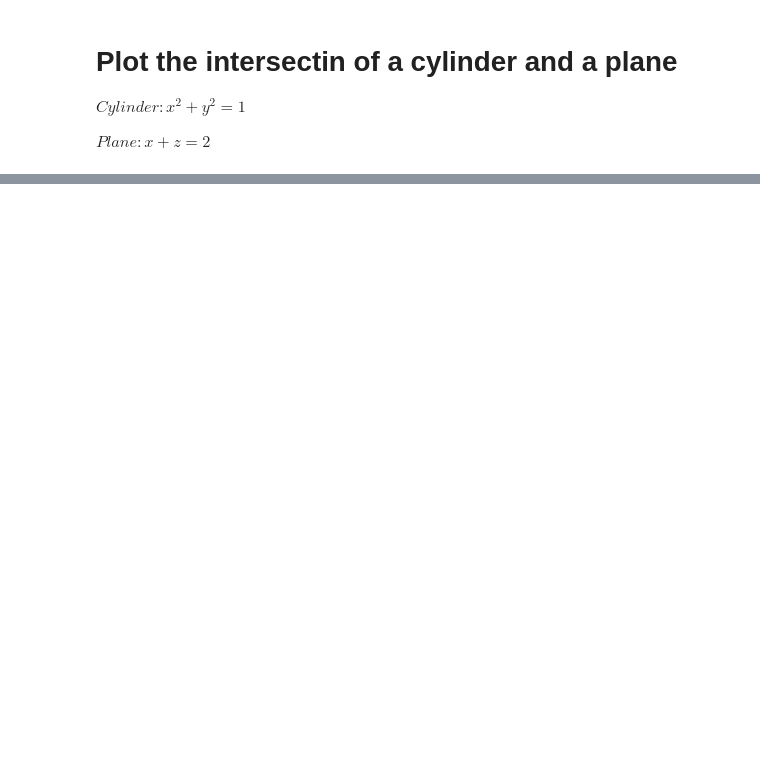
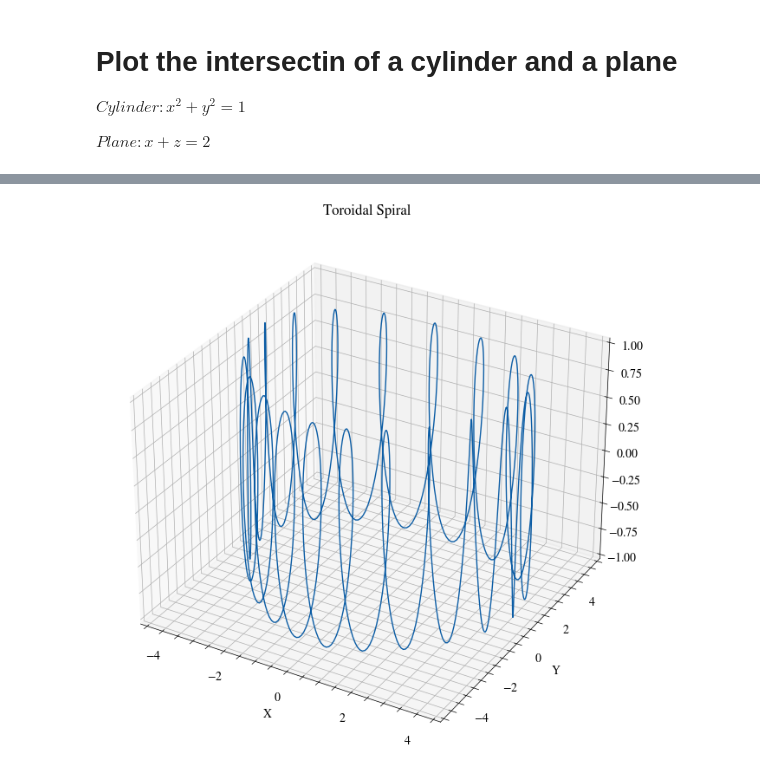
Before and after one commit to ODARI-CHARLES1/mathCompendium, a Jupyter notebook: Calculus/Vector_functions/VectorFunctions.ipynb, the cells around one changed output, grey strips where cells are left out. Saved outputs shown, nothing was run; the diff lists cells and outputs as text; code cells hidden in the pictures; blank space fills up the shorter version.

```diff
--- a/Calculus/Vector_functions/VectorFunctions.ipynb
+++ b/Calculus/Vector_functions/VectorFunctions.ipynb
@@ -130,0 +140,23 @@ plt.show()
+# %%
+# parameter
+t = np.linspace(0, 2*np.pi, 1000)
+
+# toroidal spiral-like curve
+x = (4 + np.sin(t)) * np.cos(t)
+y = (4 + np.sin(20*t)) * np.sin(t)
+z = np.cos(20*t)
+
+# 3D plot
+fig = plt.figure(figsize=(20,8))
+ax = fig.add_subplot(111, projection='3d')
+
+ax.plot(x, y, z, linewidth=1)
+
+ax.set_title("Toroidal Spiral")
+ax.set_xlabel("X")
+ax.set_ylabel("Y")
+ax.set_zlabel("Z")
+
+plt.show()
+# %% [output]
+[figure, added]
```
Also changed, not shown: parts of 5 cells of this notebook.
